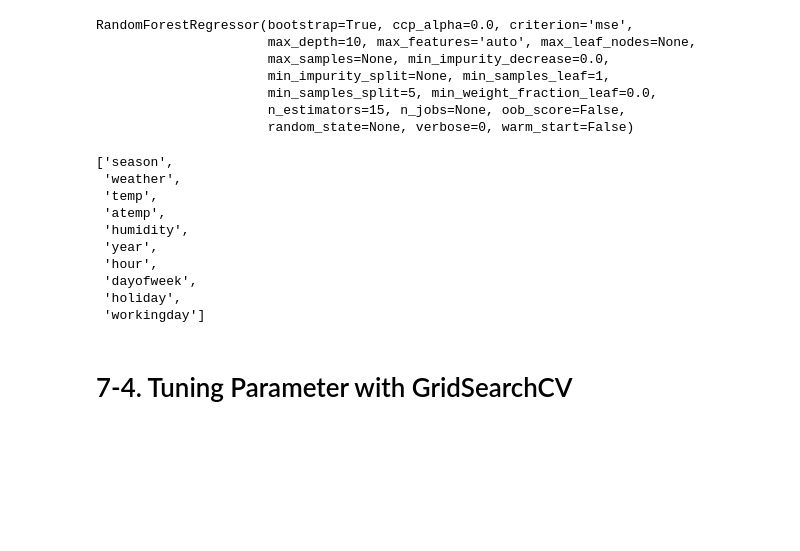
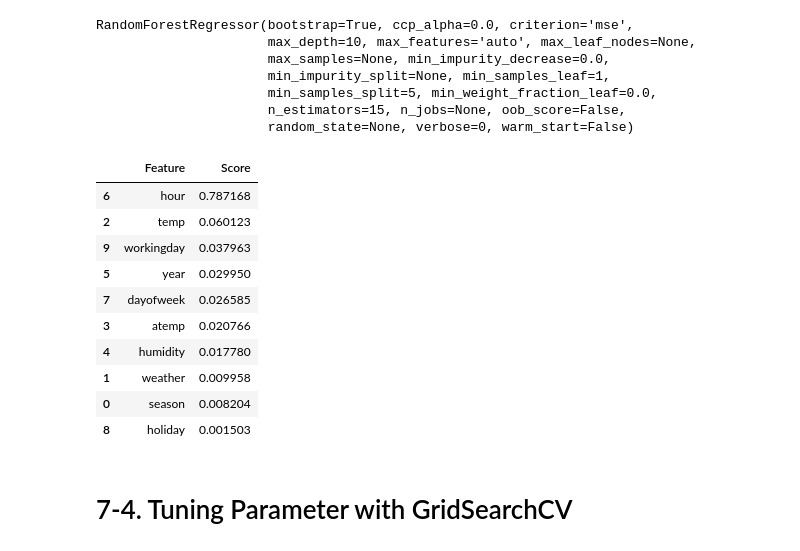
Before and after one commit to xddongx/flexink, a Jupyter notebook: bike sharing/bike sharing.ipynb, the cells around one changed output. Saved outputs shown, nothing was run; the diff lists cells and outputs as text; code cells hidden in the pictures; blank space fills up the shorter version.

```diff
--- a/bike sharing/bike sharing.ipynb
+++ b/bike sharing/bike sharing.ipynb
@@ -1256,27 +1301,28 @@ RandomForestRegressor(bootstrap=True, ccp_alpha=0.0, criterion='mse',
 # %%
 feature = []
 scores = []
 for name, score in zip(df_train[feature_names], rf_grid.feature_importances_):
     feature.append(name)
     scores.append(score)
 
 score_performance = pd.DataFrame({
     'Feature':feature,
-    'Score':list[:][1]
+    'Score':scores
 })
 
-score_performance.sort_values(by = 'Score', ascending=True)
+score_performance.sort_values(by = 'Score', ascending=False)
 # %% [output]
-['season',
- 'weather',
- 'temp',
- 'atemp',
- 'humidity',
- 'year',
- 'hour',
- 'dayofweek',
- 'holiday',
- 'workingday']
+|  | Feature | Score |
+| 6 | hour | 0.787168 |
+| 2 | temp | 0.060123 |
+| 9 | workingday | 0.037963 |
+| 5 | year | 0.029950 |
+| 7 | dayofweek | 0.026585 |
+| 3 | atemp | 0.020766 |
+| 4 | humidity | 0.017780 |
+| 1 | weather | 0.009958 |
+| 0 | season | 0.008204 |
+| 8 | holiday | 0.001503 |
 # %% [markdown]
 # 7-4. Tuning Parameter with GridSearchCV
 # %%
```
Also changed, not shown: parts of 18 cells of this notebook, 7 other files.
